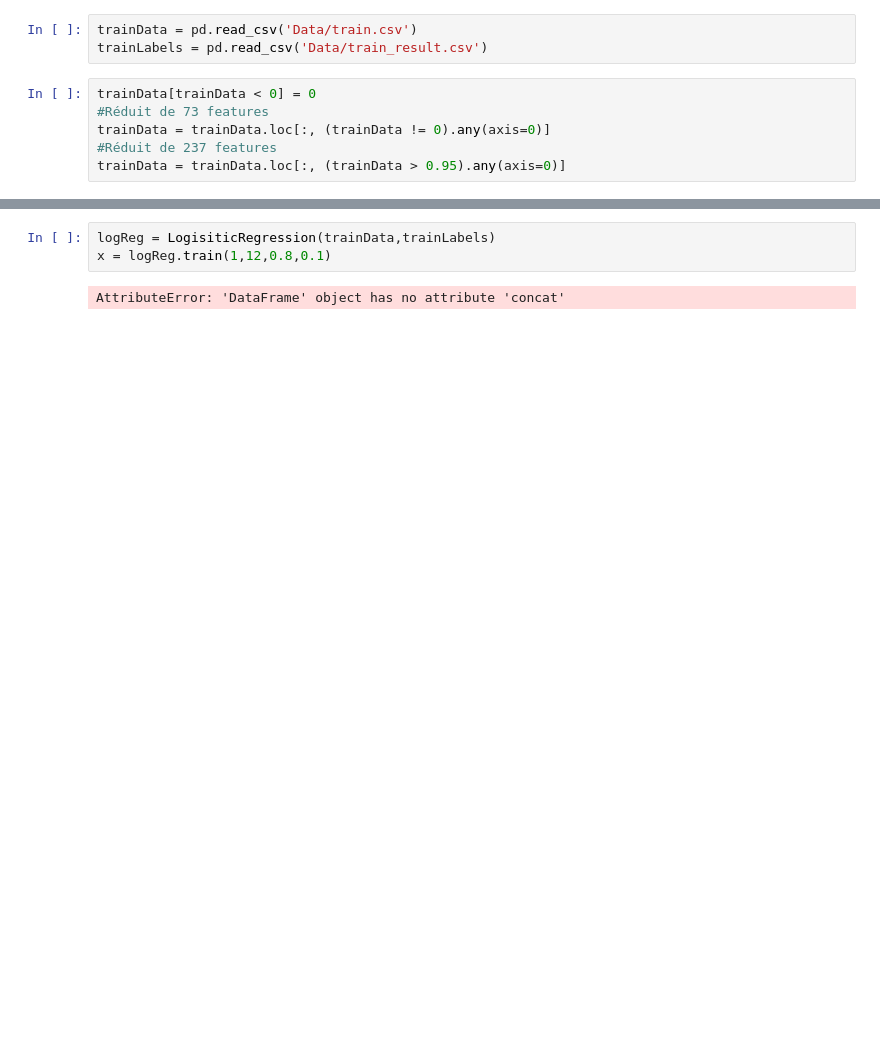
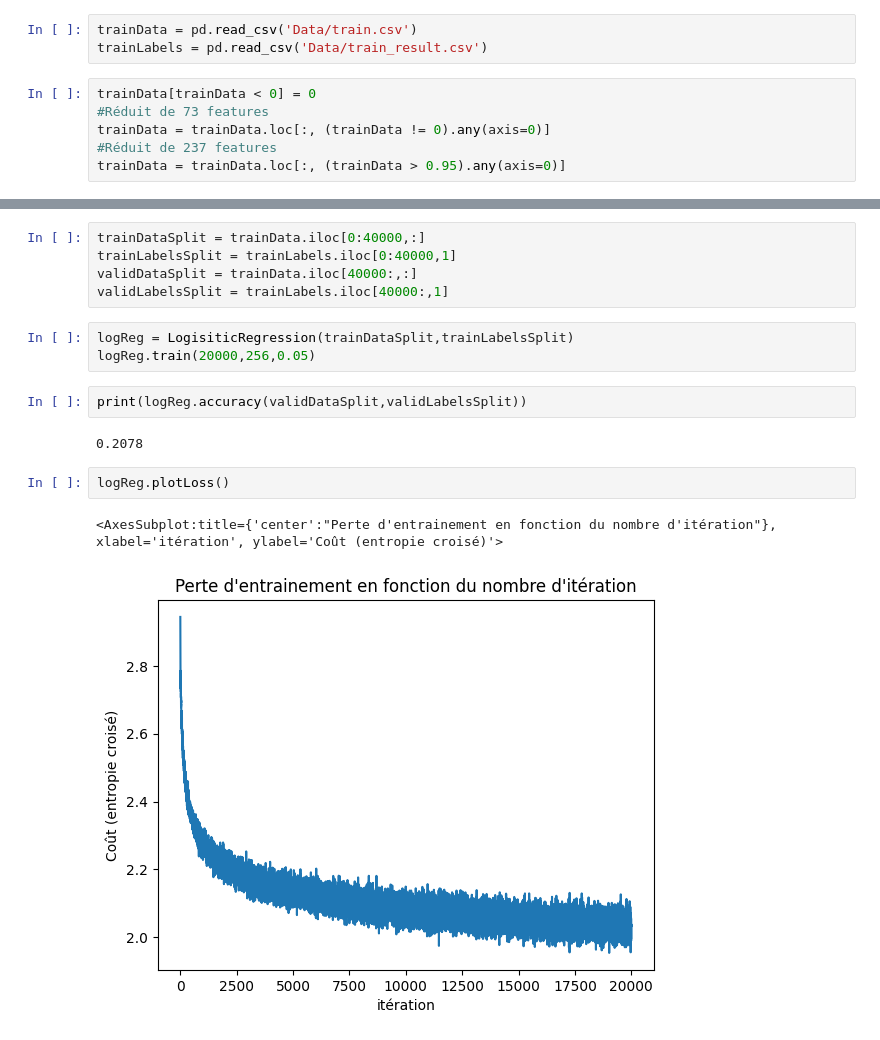
Before and after one commit to VincentGariepy/Kaggle_MINST, a Jupyter notebook: Procedure.ipynb, the cells around one changed output, grey strips where cells are left out. Drawn from its saved outputs; the diff is of its cells as text; blank space fills up the shorter version.

Commit message:
Done regression and prediction

```diff
--- a/Procedure.ipynb
+++ b/Procedure.ipynb
@@ -104,5 +14,17 @@ class LogisiticRegression:
-# %%
-logReg = LogisiticRegression(trainData,trainLabels)
-x = logReg.train(1,12,0.8,0.1)
-# %% [output]
-AttributeError: 'DataFrame' object has no attribute 'concat'
+# %%
+trainDataSplit = trainData.iloc[0:40000,:]
+trainLabelsSplit = trainLabels.iloc[0:40000,1]
+validDataSplit = trainData.iloc[40000:,:]
+validLabelsSplit = trainLabels.iloc[40000:,1]
+# %%
+logReg = LogisiticRegression(trainDataSplit,trainLabelsSplit)
+logReg.train(20000,256,0.05)
+# %%
+print(logReg.accuracy(validDataSplit,validLabelsSplit))
+# %% [output]
+0.2078
+# %%
+logReg.plotLoss()
+# %% [output]
+<AxesSubplot:title={'center':"Perte d'entrainement en fonction du nombre d'itération"}, xlabel='itération', ylabel='Coût (entropie croisé)'>
+[figure, added]
```
Also changed, not shown: parts of 2 cells of this notebook, 3 other files.
